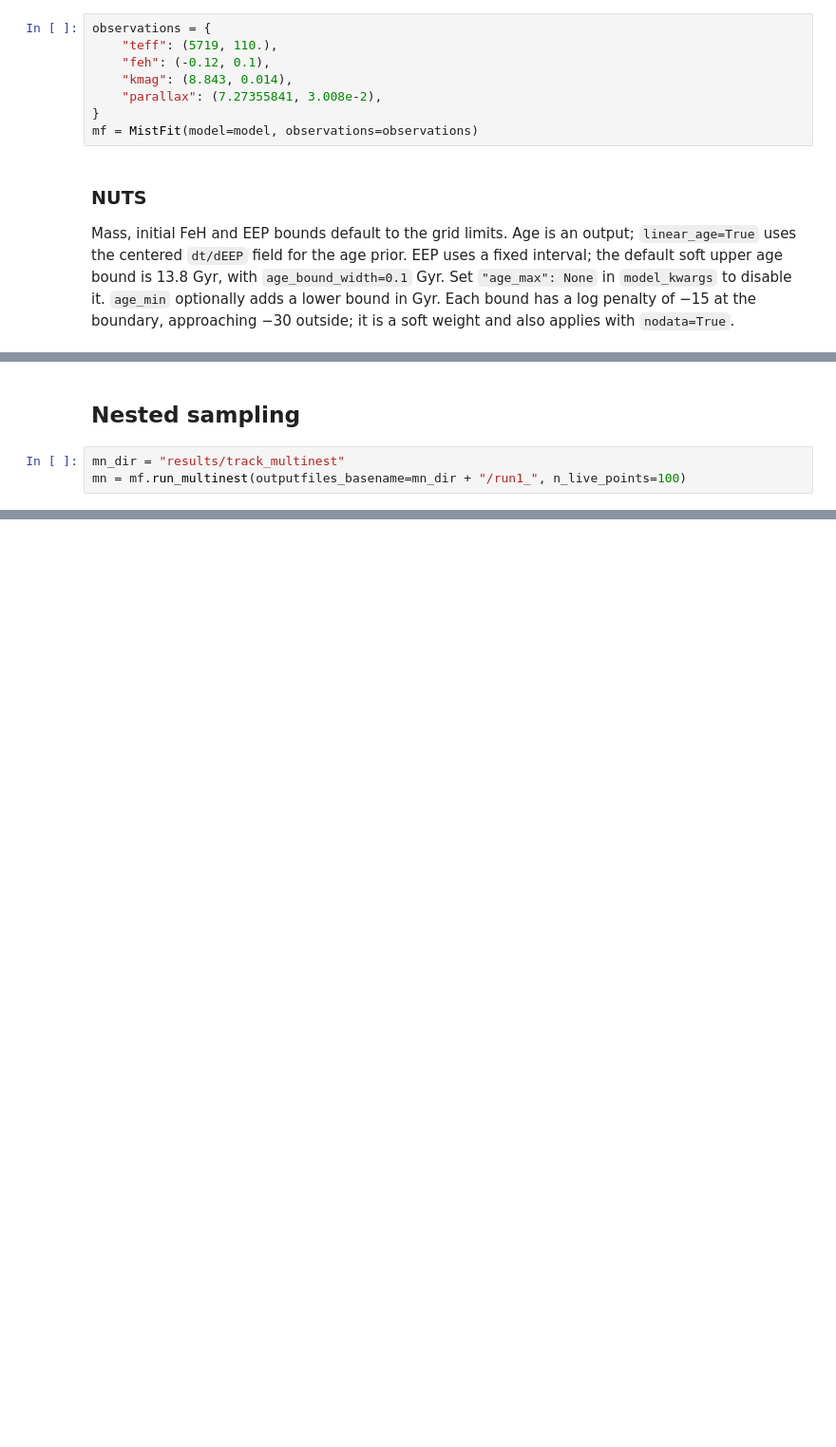
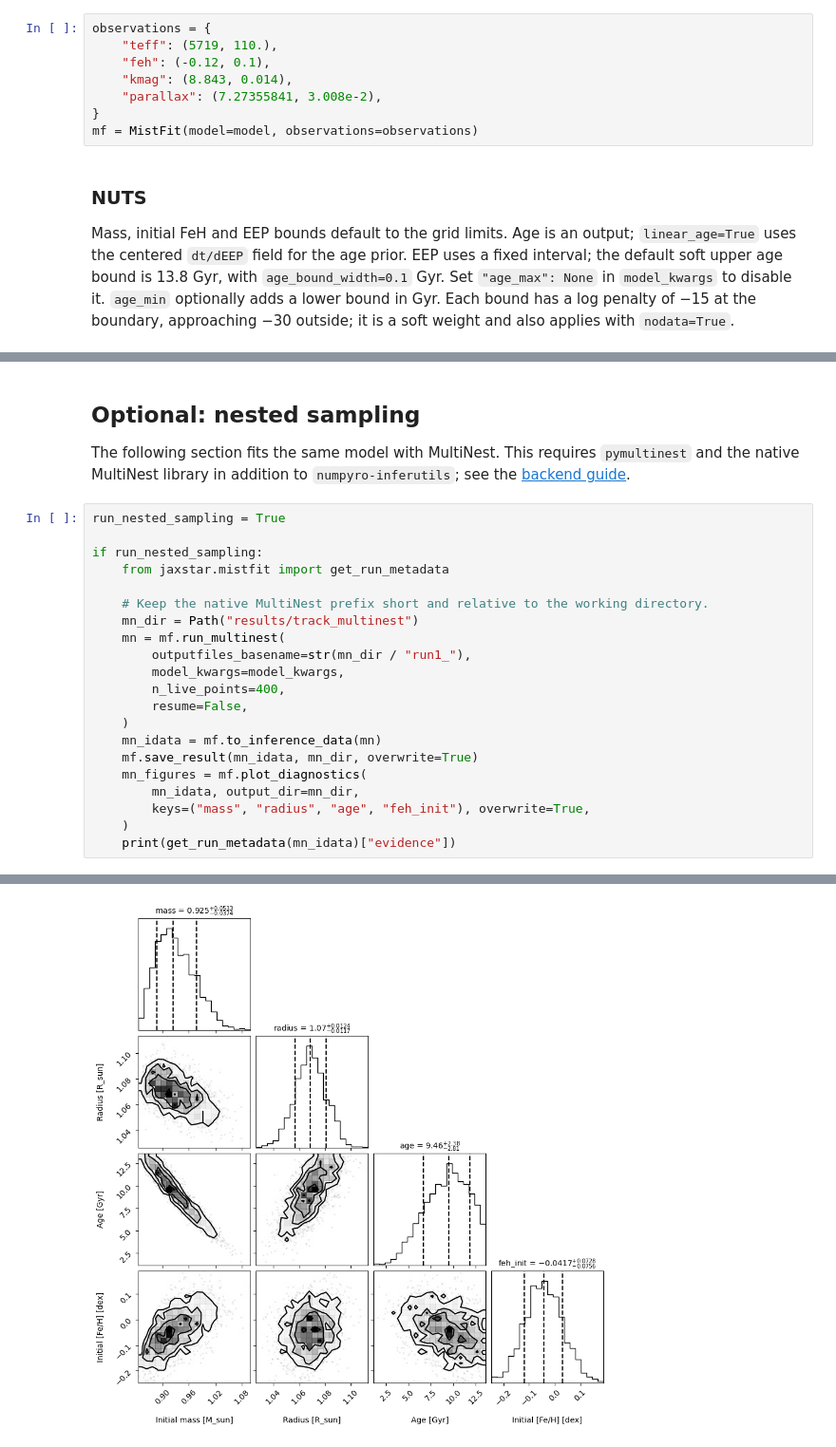
Before and after one commit to kemasuda/jaxstar, a Jupyter notebook: examples/mistfit/fit_track.ipynb, the cells around one changed output, grey strips where cells are left out. Shown at 95% size. Cells and saved outputs as stored; diff of their text form; blank space fills up the shorter version.

```diff
--- a/examples/mistfit/fit_track.ipynb
+++ b/examples/mistfit/fit_track.ipynb
@@ -93,8 +113,30 @@ figures = mf.plot_diagnostics(idata, keys=outkeys, output_dir=result_dir, overwr
 # %% [markdown]
-## Nested sampling
+## Optional: nested sampling
+
+The following section fits the same model with MultiNest.
+This requires `pymultinest` and the native MultiNest library in addition to
+`numpyro-inferutils`; see the [backend guide](../../docs/mistfit.md#optional-multinest-backend).
 # %%
-mn_dir = "results/track_multinest"
-mn = mf.run_multinest(outputfiles_basename=mn_dir + "/run1_", n_live_points=100)
+run_nested_sampling = True
+
+if run_nested_sampling:
+    from jaxstar.mistfit import get_run_metadata
+
+    # Keep the native MultiNest prefix short and relative to the working directory.
+    mn_dir = Path("results/track_multinest")
+    mn = mf.run_multinest(
+        outputfiles_basename=str(mn_dir / "run1_"),
+        model_kwargs=model_kwargs,
+        n_live_points=400,
+        resume=False,
+    )
+    mn_idata = mf.to_inference_data(mn)
+    mf.save_result(mn_idata, mn_dir, overwrite=True)
+    mn_figures = mf.plot_diagnostics(
+        mn_idata, output_dir=mn_dir,
+        keys=("mass", "radius", "age", "feh_init"), overwrite=True,
+    )
+    print(get_run_metadata(mn_idata)["evidence"])
 # %% [output]
  MultiNest Warning: no resume file found, starting from scratch
  *****************************************************
@@ -115,0 +158 @@ mn = mf.run_multinest(outputfiles_basename=mn_dir + "/run1_", n_live_points=100)
+[figure, added]
```
Also changed, not shown: parts of 12 cells of this notebook, 9 other files.
